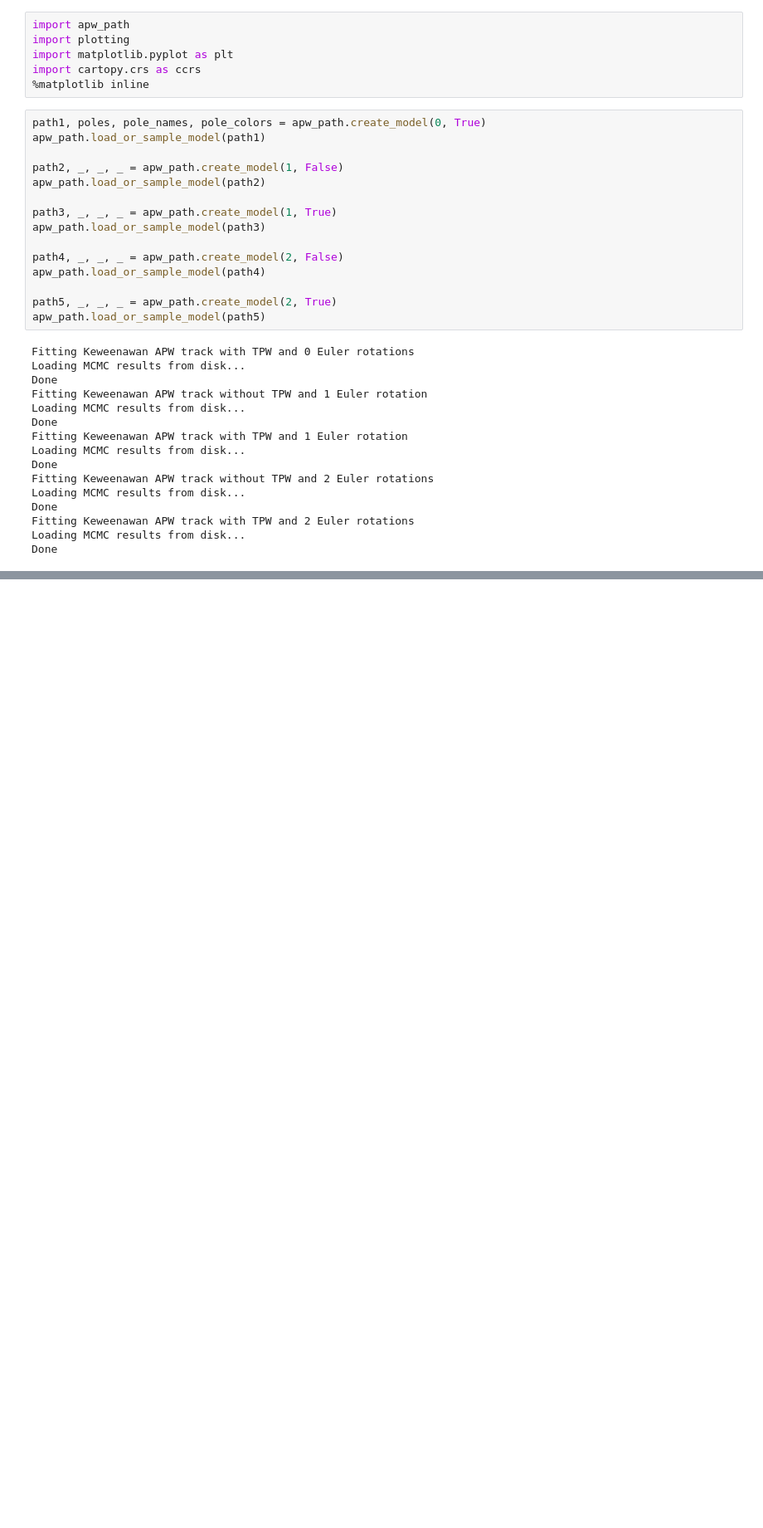
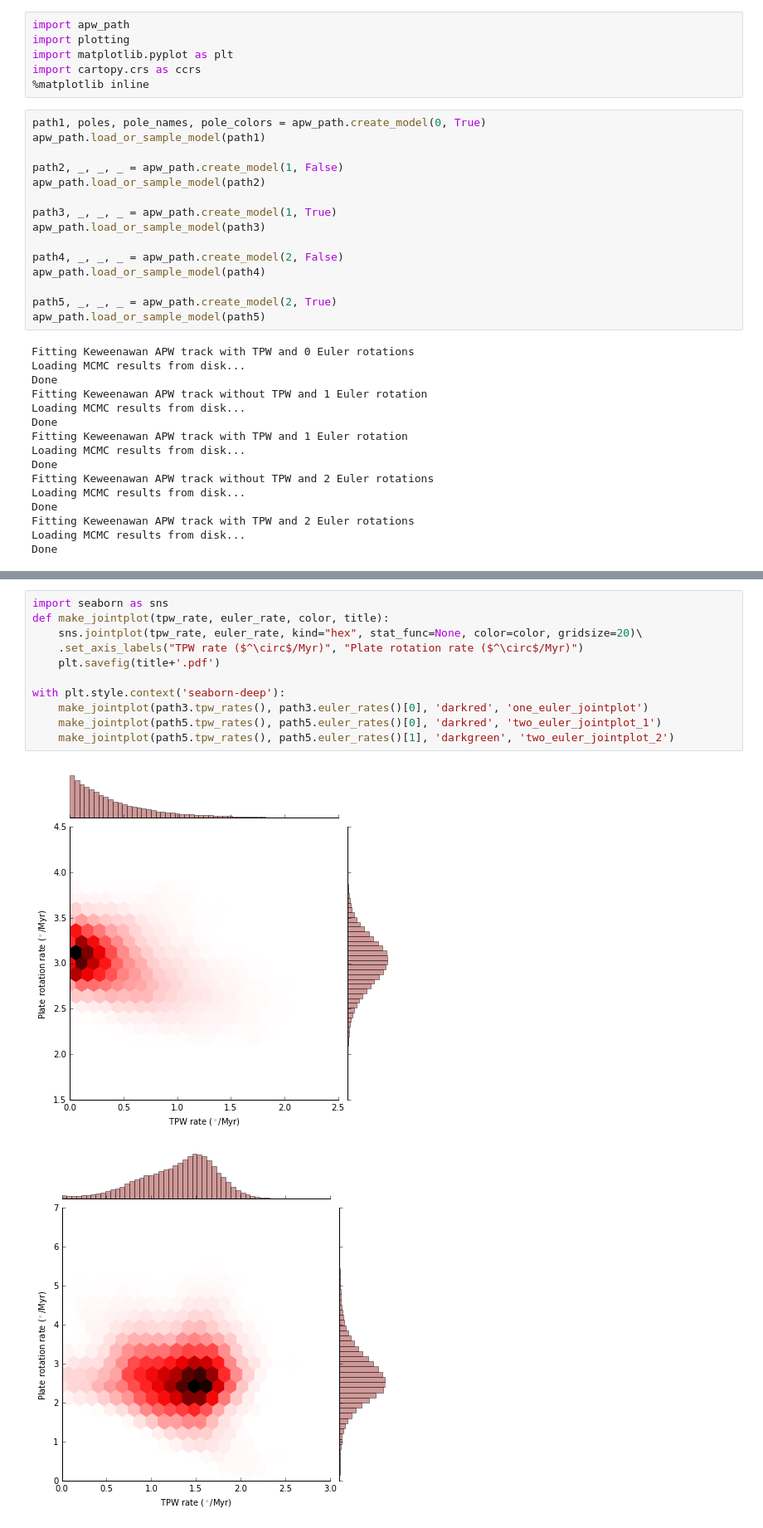
Before and after one commit to Swanson-Hysell-Group/bayesian_plate_reconstruction, a Jupyter notebook: figures/keweenawan/plot.ipynb, the cells around one changed output, grey strips where cells are left out. Shown at 83% size. Drawn from its saved outputs; the diff is of its cells as text; blank space fills up the shorter version.

Commit message:
Work on jointplots.

```diff
--- a/figures/keweenawan/plot.ipynb
+++ b/figures/keweenawan/plot.ipynb
@@ -123,0 +118,14 @@ Rotation 0: median 29.431412, credible interval  [ 25.85413902  33.18038197]
+# %%
+import seaborn as sns
+def make_jointplot(tpw_rate, euler_rate, color, title):
+    sns.jointplot(tpw_rate, euler_rate, kind="hex", stat_func=None, color=color, gridsize=20)\
+    .set_axis_labels("TPW rate ($^\circ$/Myr)", "Plate rotation rate ($^\circ$/Myr)")
+    plt.savefig(title+'.pdf')
+
+with plt.style.context('seaborn-deep'):
+    make_jointplot(path3.tpw_rates(), path3.euler_rates()[0], 'darkred', 'one_euler_jointplot')
+    make_jointplot(path5.tpw_rates(), path5.euler_rates()[0], 'darkred', 'two_euler_jointplot_1')
+    make_jointplot(path5.tpw_rates(), path5.euler_rates()[1], 'darkgreen', 'two_euler_jointplot_2')
+# %% [output]
+[figure, added]
+[figure, added]
```
Also changed, not shown: parts of 4 cells of this notebook, 1 other file.
